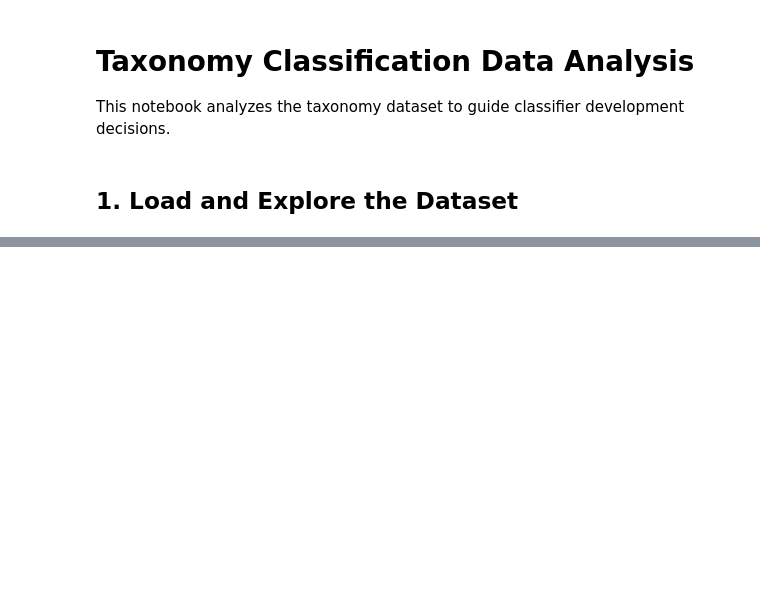
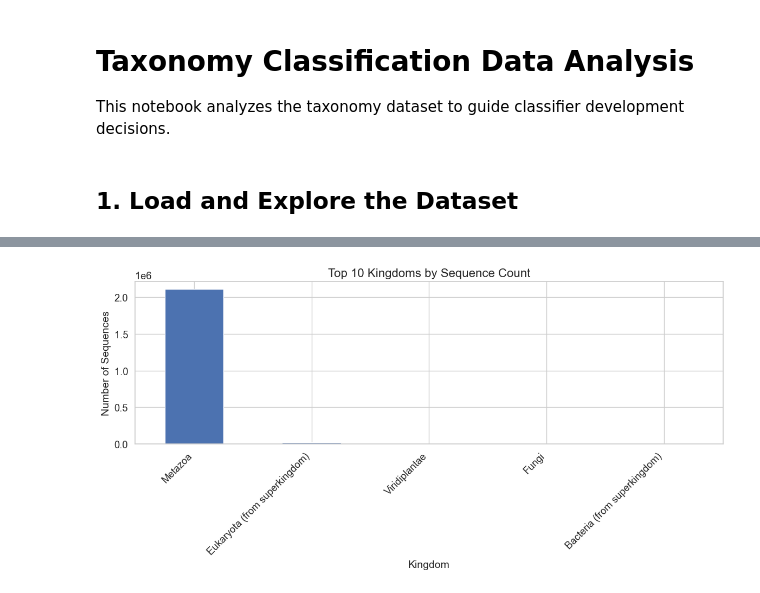
Before and after one commit to ntorqulu/taxo_classification, a Jupyter notebook: jupyter_notebooks/data_analysis.ipynb, the cells around one changed output, grey strips where cells are left out. Cells and saved outputs as stored; diff of their text form; code cells hidden in the pictures; blank space fills up the shorter version.

```diff
--- a/jupyter_notebooks/data_analysis.ipynb
+++ b/jupyter_notebooks/data_analysis.ipynb
@@ -45,0 +177,13 @@ Unique taxonomic IDs: 252200
+# %%
+# Distribution of sequences by kingdom
+plt.figure(figsize=(12, 6))
+kingdom_counts = df['kingdom_name'].value_counts().head(10)
+kingdom_counts.plot(kind='bar')
+plt.title('Top 10 Kingdoms by Sequence Count', fontsize=16)
+plt.ylabel('Number of Sequences', fontsize=14)
+plt.xlabel('Kingdom', fontsize=14)
+plt.xticks(rotation=45, ha='right')
+plt.tight_layout()
+plt.show()
+# %% [output]
+[figure, added]
```
Also changed, not shown: parts of 28 cells of this notebook, 42 other files.
